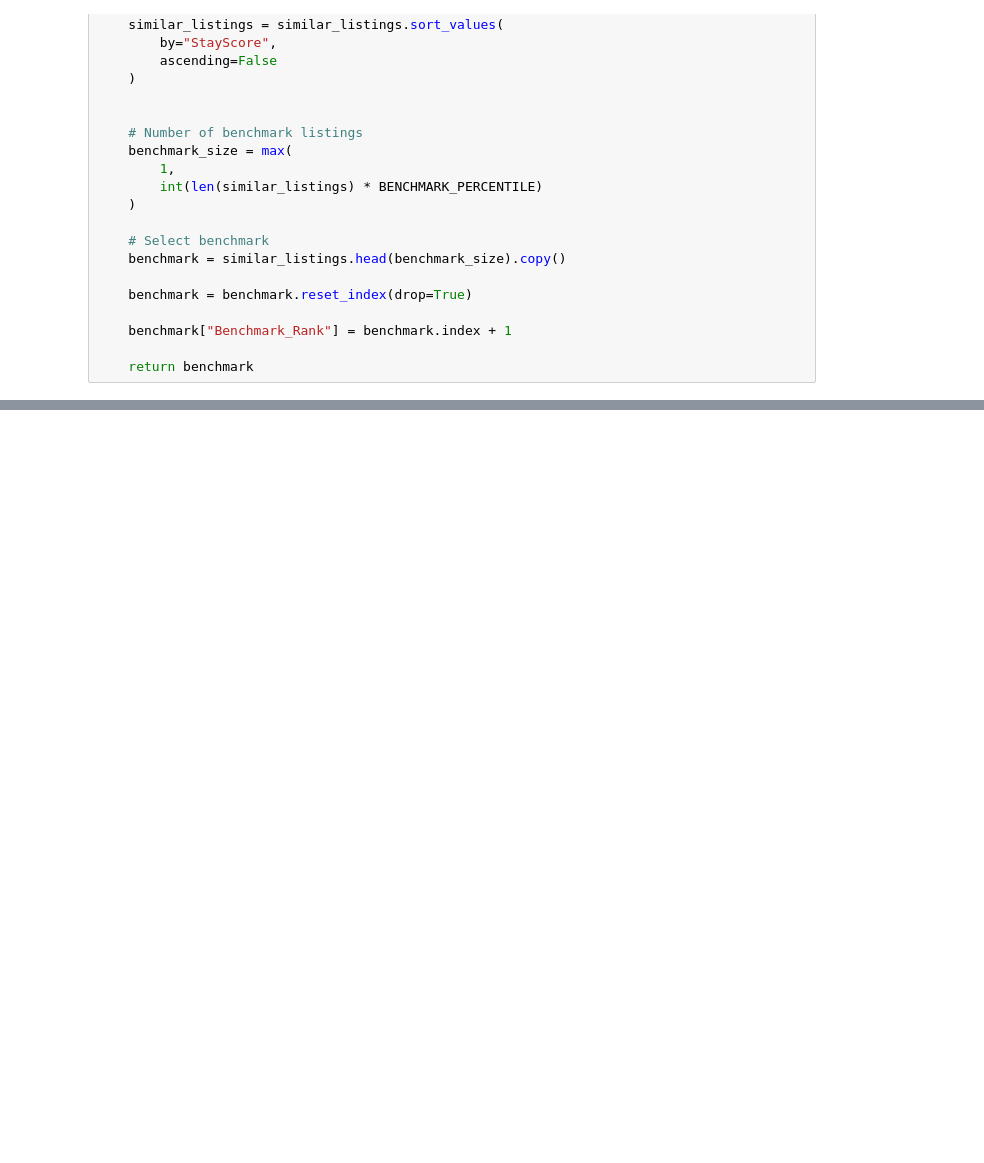
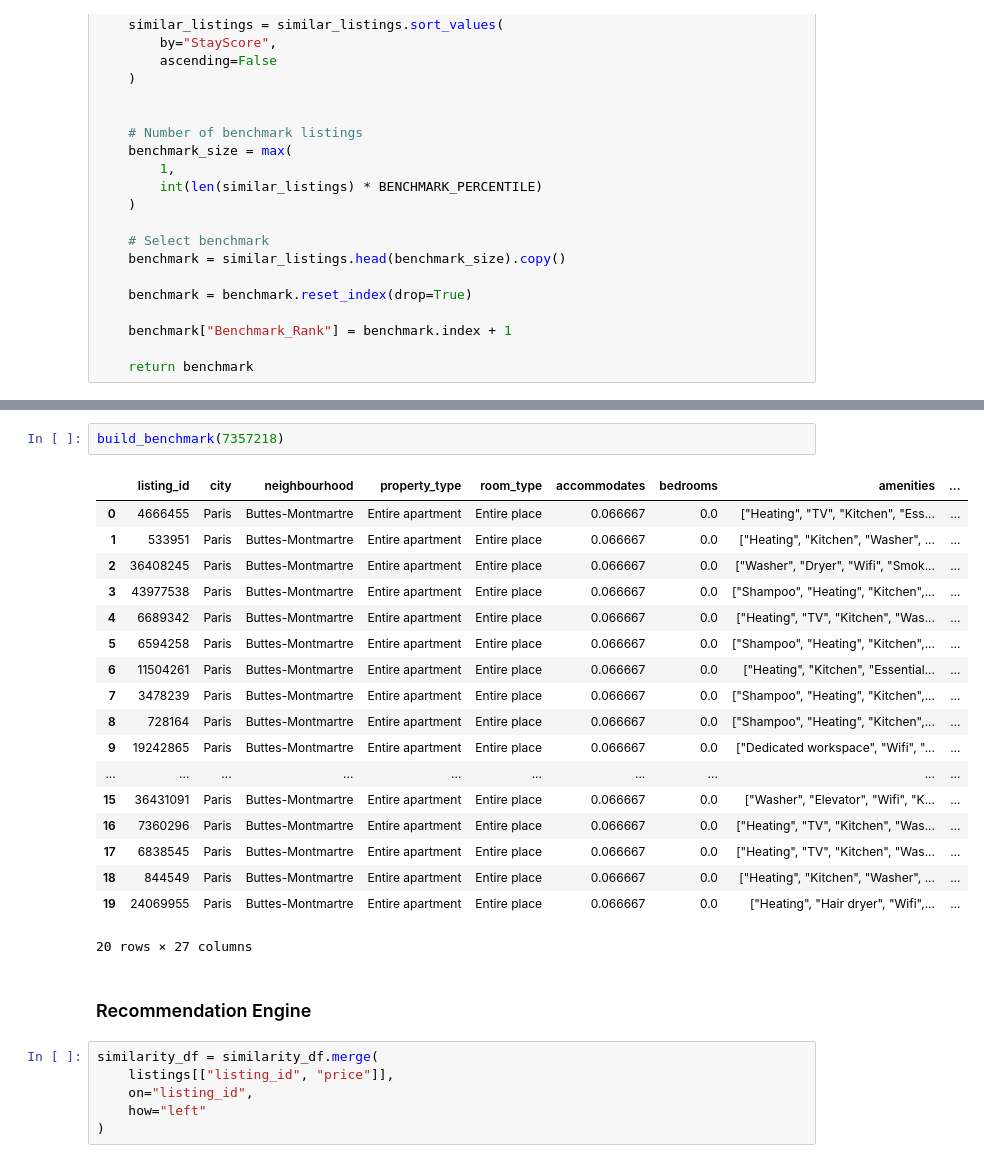
Before and after one commit to parvgupta22/StaySense, a Jupyter notebook: Notebooks/SimilarityEngine.ipynb, the cells around one changed output, grey strips where cells are left out. Cells and saved outputs as stored; diff of their text form; blank space fills up the shorter version.

Commit message:
Build benchmark comparison and dynamic recommendation engine

```diff
--- a/Notebooks/SimilarityEngine.ipynb
+++ b/Notebooks/SimilarityEngine.ipynb
@@ -1000,0 +1065,29 @@ Benchmark Size: 20
+# %%
+build_benchmark(7357218)
+# %% [output]
+|  | listing_id | city | neighbourhood | property_type | room_type | accommodates | bedrooms | amenities | ... |
+| 0 | 4666455 | Paris | Buttes-Montmartre | Entire apartment | Entire place | 0.066667 | 0.0 | ["Heating", "TV", "Kitchen", "Ess... | ... |
+| 1 | 533951 | Paris | Buttes-Montmartre | Entire apartment | Entire place | 0.066667 | 0.0 | ["Heating", "Kitchen", "Washer", ... | ... |
+| 2 | 36408245 | Paris | Buttes-Montmartre | Entire apartment | Entire place | 0.066667 | 0.0 | ["Washer", "Dryer", "Wifi", "Smok... | ... |
+| 3 | 43977538 | Paris | Buttes-Montmartre | Entire apartment | Entire place | 0.066667 | 0.0 | ["Shampoo", "Heating", "Kitchen",... | ... |
+| 4 | 6689342 | Paris | Buttes-Montmartre | Entire apartment | Entire place | 0.066667 | 0.0 | ["Heating", "TV", "Kitchen", "Was... | ... |
+| 5 | 6594258 | Paris | Buttes-Montmartre | Entire apartment | Entire place | 0.066667 | 0.0 | ["Shampoo", "Heating", "Kitchen",... | ... |
+| 6 | 11504261 | Paris | Buttes-Montmartre | Entire apartment | Entire place | 0.066667 | 0.0 | ["Heating", "Kitchen", "Essential... | ... |
+| 7 | 3478239 | Paris | Buttes-Montmartre | Entire apartment | Entire place | 0.066667 | 0.0 | ["Shampoo", "Heating", "Kitchen",... | ... |
+| 8 | 728164 | Paris | Buttes-Montmartre | Entire apartment | Entire place | 0.066667 | 0.0 | ["Shampoo", "Heating", "Kitchen",... | ... |
+| 9 | 19242865 | Paris | Buttes-Montmartre | Entire apartment | Entire place | 0.066667 | 0.0 | ["Dedicated workspace", "Wifi", "... | ... |
+| ... | ... | ... | ... | ... | ... | ... | ... | ... | ... |
+| 15 | 36431091 | Paris | Buttes-Montmartre | Entire apartment | Entire place | 0.066667 | 0.0 | ["Washer", "Elevator", "Wifi", "K... | ... |
+| 16 | 7360296 | Paris | Buttes-Montmartre | Entire apartment | Entire place | 0.066667 | 0.0 | ["Heating", "TV", "Kitchen", "Was... | ... |
+| 17 | 6838545 | Paris | Buttes-Montmartre | Entire apartment | Entire place | 0.066667 | 0.0 | ["Heating", "TV", "Kitchen", "Was... | ... |
+| 18 | 844549 | Paris | Buttes-Montmartre | Entire apartment | Entire place | 0.066667 | 0.0 | ["Heating", "Kitchen", "Washer", ... | ... |
+| 19 | 24069955 | Paris | Buttes-Montmartre | Entire apartment | Entire place | 0.066667 | 0.0 | ["Heating", "Hair dryer", "Wifi",... | ... |
+20 rows × 27 columns
+# %% [markdown]
+### Recommendation Engine
+# %%
+similarity_df = similarity_df.merge(
+    listings[["listing_id", "price"]],
+    on="listing_id",
+    how="left"
+)
```
Also changed, not shown: parts of 25 cells of this notebook.
